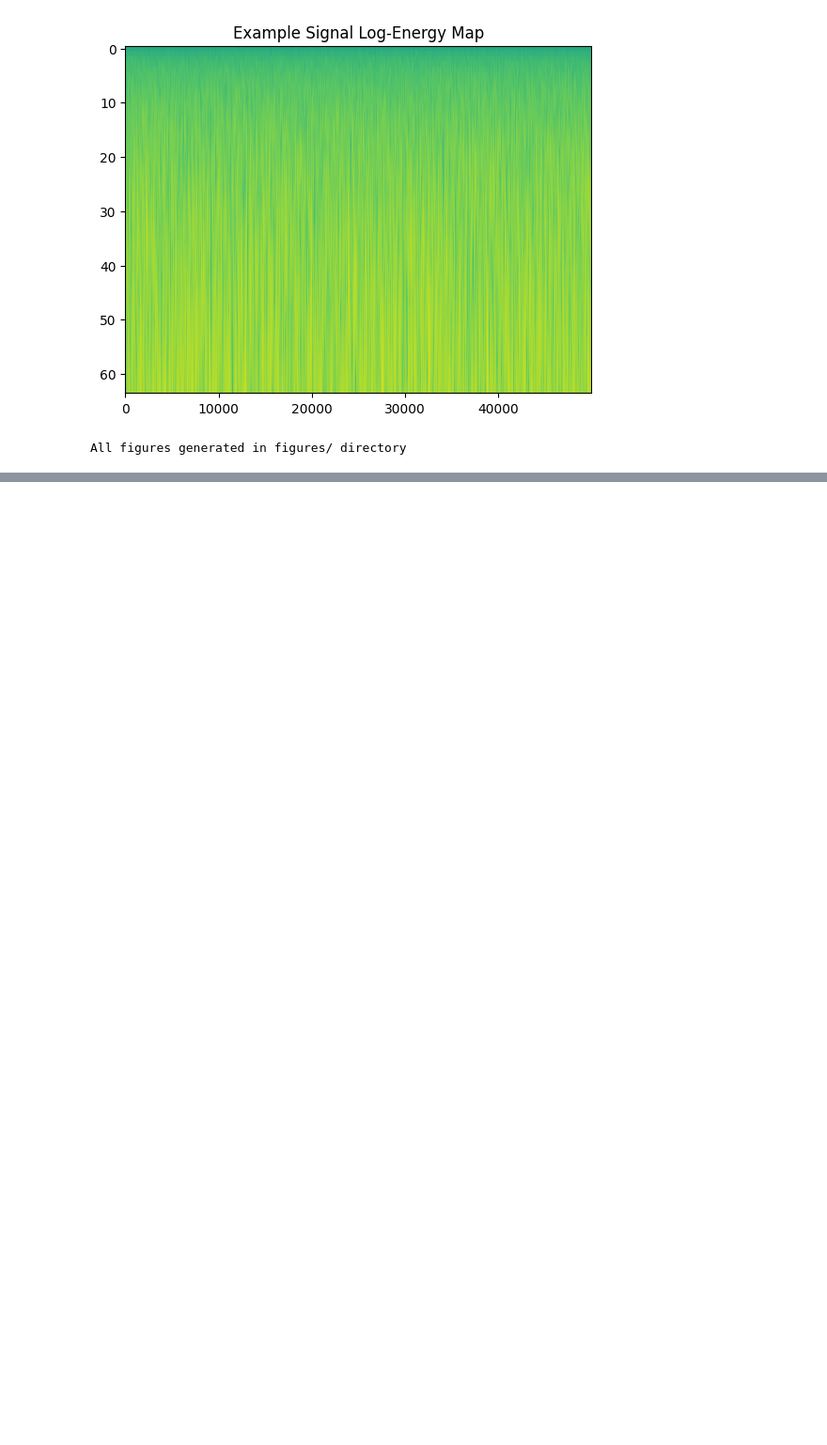
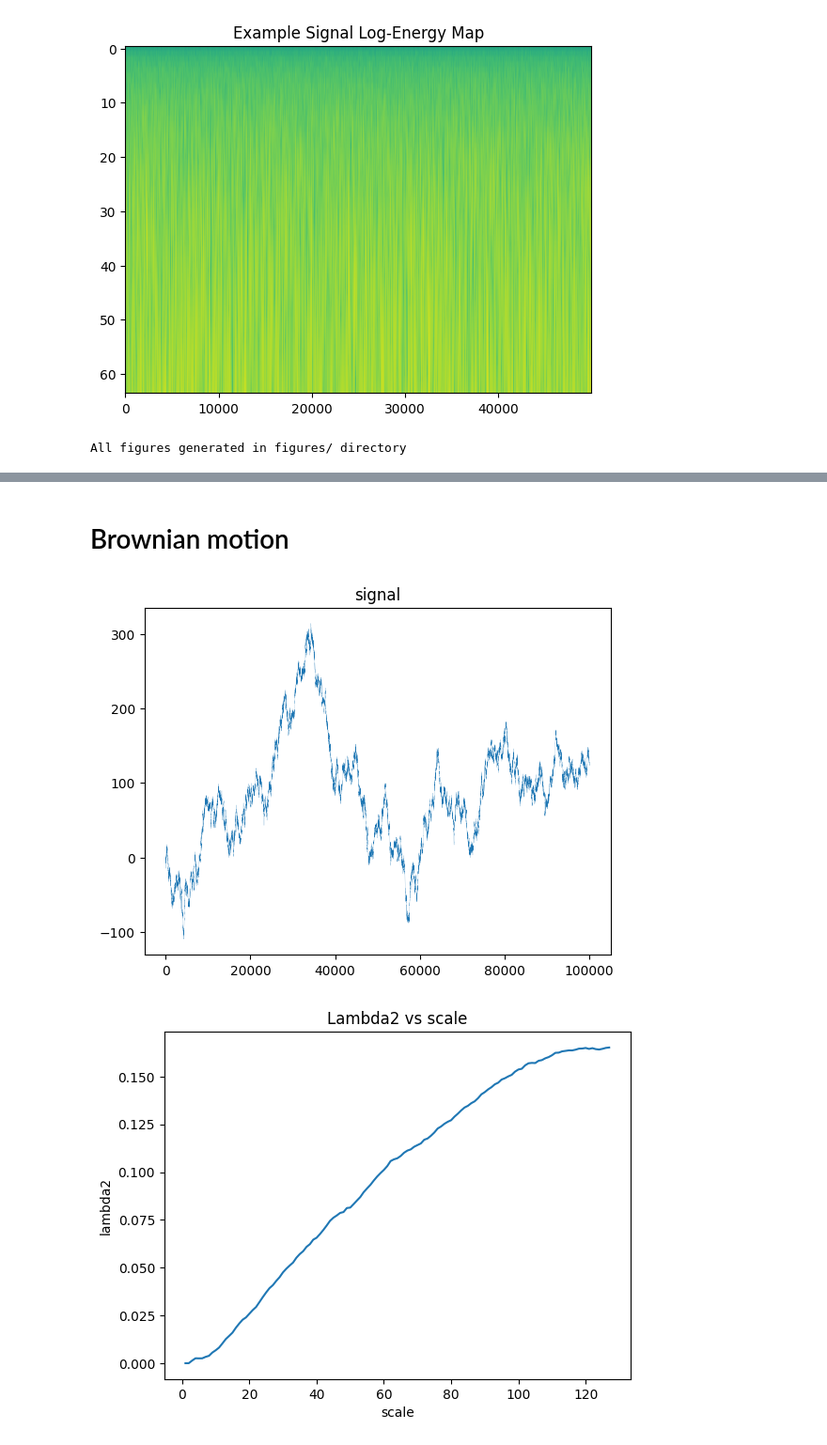
Before and after one commit to filipchudzynski/stock-market-non-gaussianity-analyzer_v2, a Jupyter notebook: wavelets_log_energy.ipynb, the cells around one changed output, grey strips where cells are left out. Shown at 94% size. Saved outputs shown, nothing was run; the diff lists cells and outputs as text; code cells hidden in the pictures; blank space fills up the shorter version.

```diff
--- a/wavelets_log_energy.ipynb
+++ b/wavelets_log_energy.ipynb
@@ -349,0 +519,7 @@ All figures generated in figures/ directory
+# %% [markdown]
+# Brownian motion
+# %%
+run(brownian(), "Brownian motion")
+# %% [output]
+[figure, added]
+[figure, added]
```
Also changed, not shown: parts of 6 cells of this notebook.
